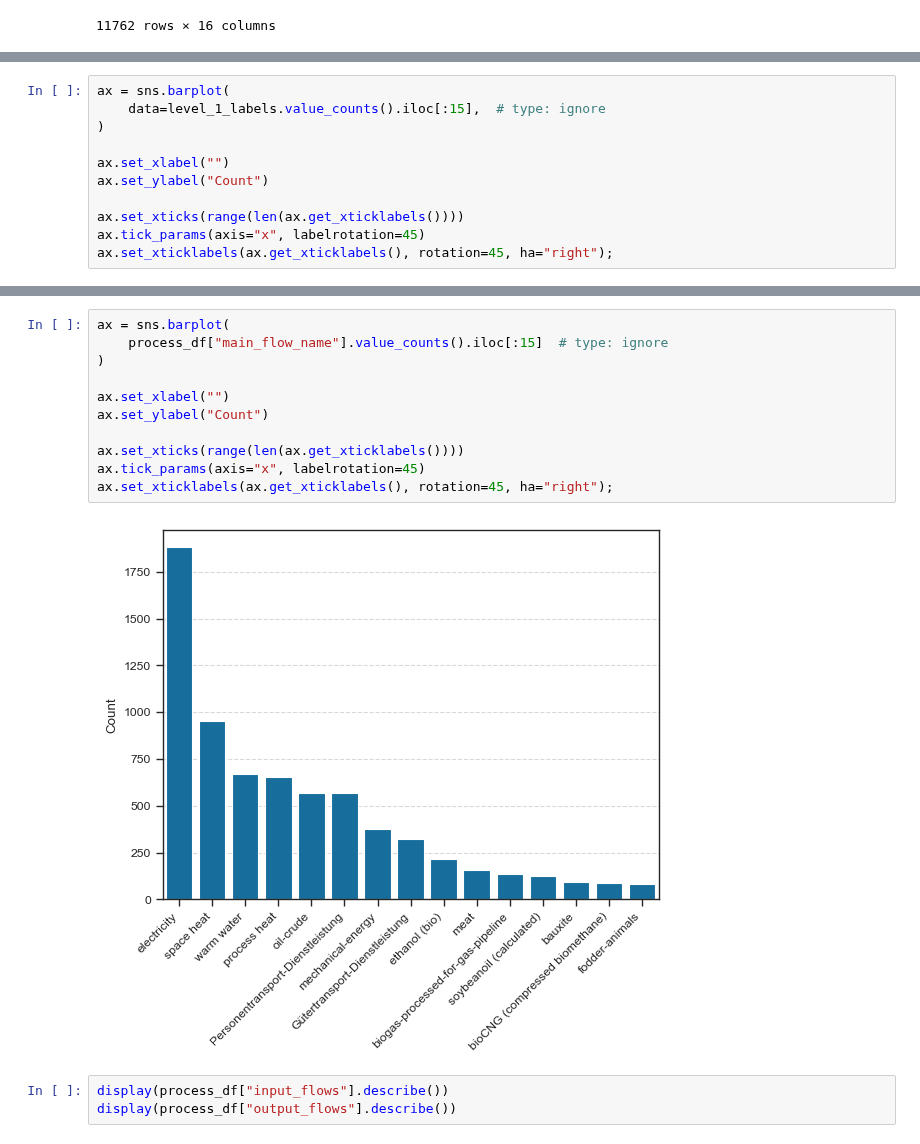
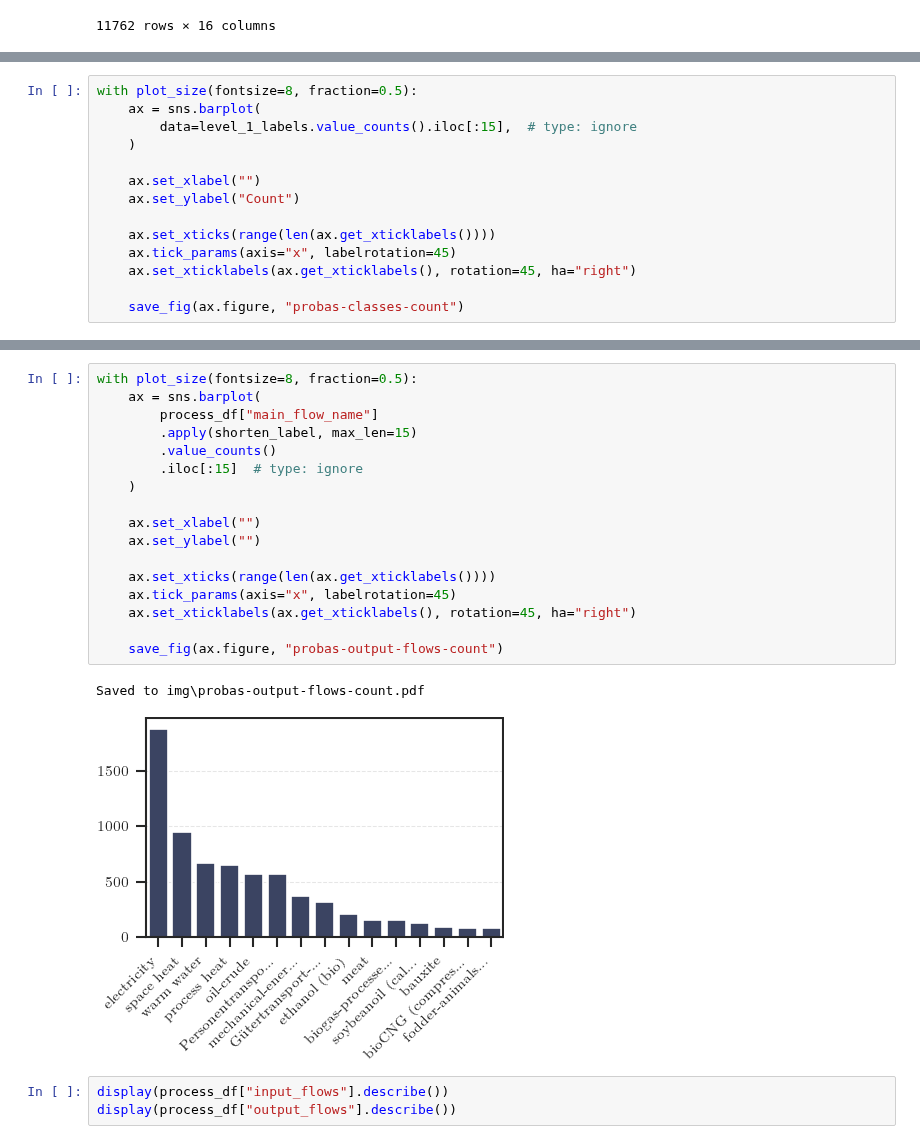
Before and after one commit to QuadroTim/amlta-project, a Jupyter notebook: notebooks/probas_eda.ipynb, the cells around one changed output, grey strips where cells are left out. Drawn from its saved outputs; the diff is of its cells as text.

```diff
--- a/notebooks/probas_eda.ipynb
+++ b/notebooks/probas_eda.ipynb
@@ -124,14 +237,17 @@ level_1_labels = process_df.apply(get_label, axis=1)
 #     lambda s: (s[:25] + "...") if not pd.isna(s) and len(s) > 26 else s
 # )
 # %%
-ax = sns.barplot(
-    data=level_1_labels.value_counts().iloc[:15],  # type: ignore
-)
+with plot_size(fontsize=8, fraction=0.5):
+    ax = sns.barplot(
+        data=level_1_labels.value_counts().iloc[:15],  # type: ignore
+    )
 
-ax.set_xlabel("")
-ax.set_ylabel("Count")
+    ax.set_xlabel("")
+    ax.set_ylabel("Count")
 
-ax.set_xticks(range(len(ax.get_xticklabels())))
-ax.tick_params(axis="x", labelrotation=45)
-ax.set_xticklabels(ax.get_xticklabels(), rotation=45, ha="right");
+    ax.set_xticks(range(len(ax.get_xticklabels())))
+    ax.tick_params(axis="x", labelrotation=45)
+    ax.set_xticklabels(ax.get_xticklabels(), rotation=45, ha="right")
+
+    save_fig(ax.figure, "probas-classes-count")
 # %% [output]
@@ -139,16 +256,23 @@ ax.set_xticklabels(ax.get_xticklabels(), rotation=45, ha="right");
 # %%
-ax = sns.barplot(
-    process_df["main_flow_name"].value_counts().iloc[:15]  # type: ignore
-)
+with plot_size(fontsize=8, fraction=0.5):
+    ax = sns.barplot(
+        process_df["main_flow_name"]
+        .apply(shorten_label, max_len=15)
+        .value_counts()
+        .iloc[:15]  # type: ignore
+    )
 
-ax.set_xlabel("")
-ax.set_ylabel("Count")
+    ax.set_xlabel("")
+    ax.set_ylabel("")
 
-ax.set_xticks(range(len(ax.get_xticklabels())))
-ax.tick_params(axis="x", labelrotation=45)
-ax.set_xticklabels(ax.get_xticklabels(), rotation=45, ha="right");
+    ax.set_xticks(range(len(ax.get_xticklabels())))
+    ax.tick_params(axis="x", labelrotation=45)
+    ax.set_xticklabels(ax.get_xticklabels(), rotation=45, ha="right")
+
+    save_fig(ax.figure, "probas-output-flows-count")
 # %% [output]
+Saved to img\probas-output-flows-count.pdf
-[figure, old version]
+[figure, new version]
 # %%
 display(process_df["input_flows"].describe())
 display(process_df["output_flows"].describe())
```
Also changed, not shown: parts of 7 cells of this notebook, 3 other files.
